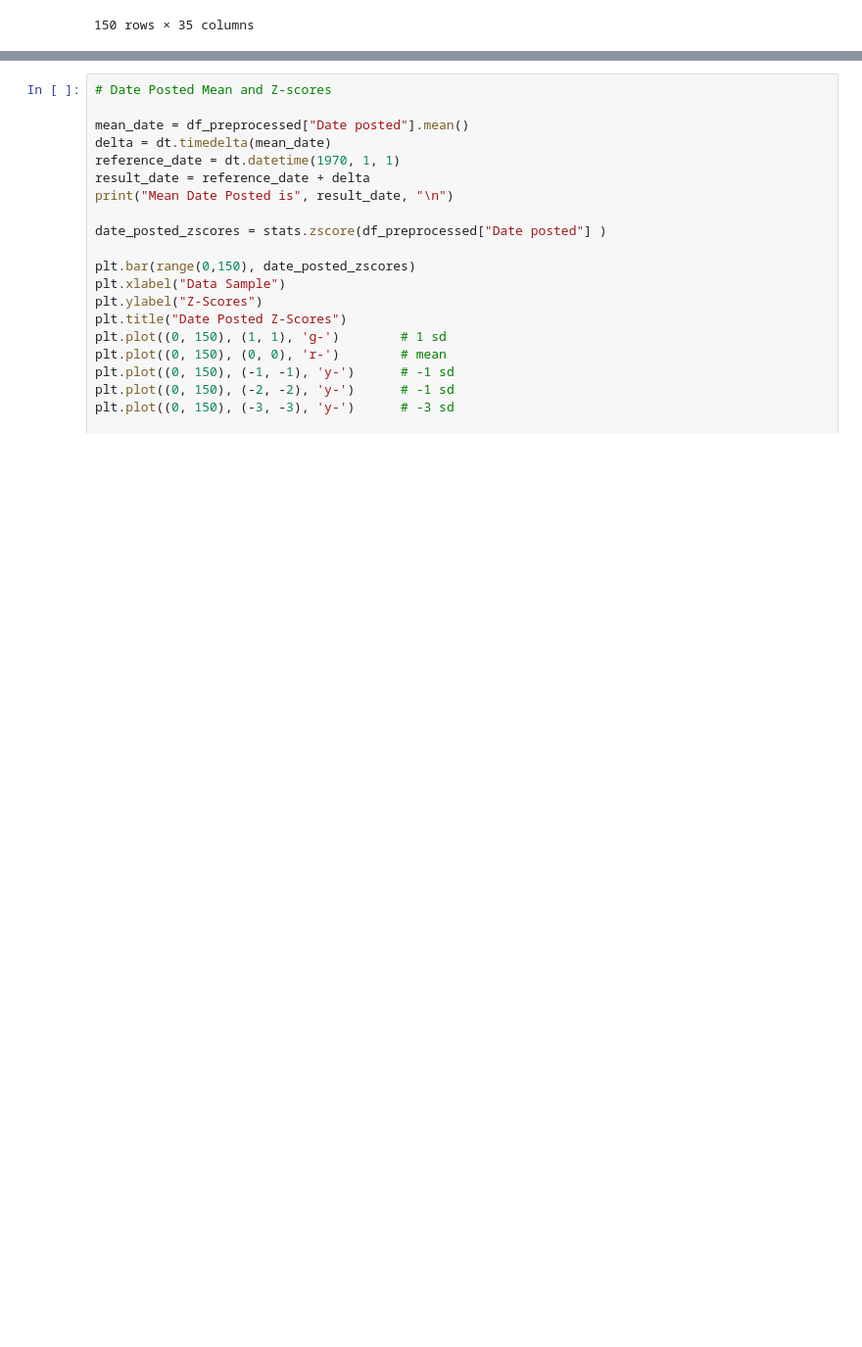
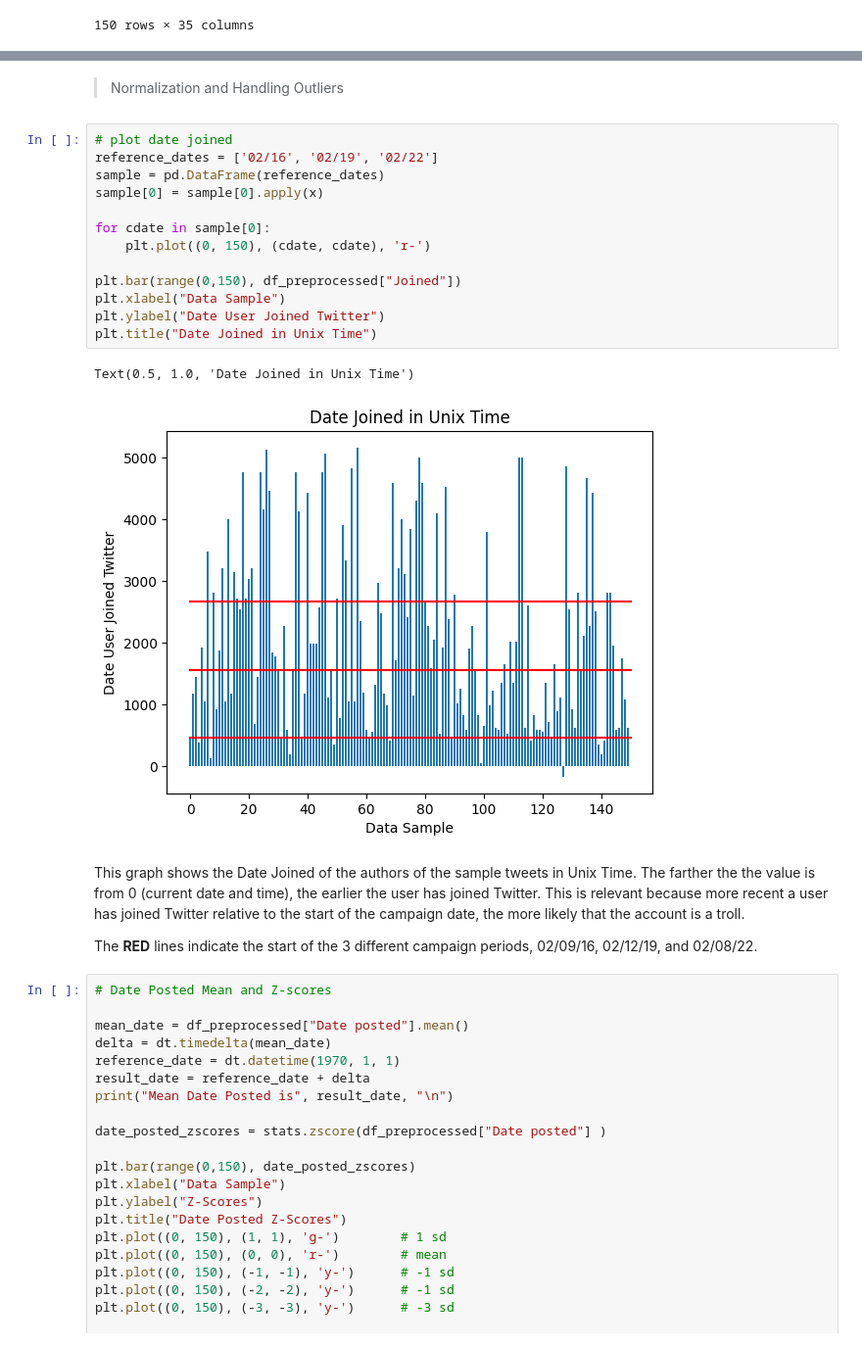
Before and after one commit to NeoGregorio/CS-132-Group-35, a Jupyter notebook: Group_35_Data_Exploration.ipynb, the cells around one changed output, grey strips where cells are left out. Shown at 98% size. Saved outputs shown, nothing was run; the diff lists cells and outputs as text; blank space fills up the shorter version.

```diff
--- a/Group_35_Data_Exploration.ipynb
+++ b/Group_35_Data_Exploration.ipynb
@@ -46,3 +147,25 @@ array(['Timestamp', 'Tweet URL', 'Keywords', 'Account handle',
+# %% [markdown]
+>Normalization and Handling Outliers
+# %%
+# plot date joined
+reference_dates = ['02/16', '02/19', '02/22']
+sample = pd.DataFrame(reference_dates)
+sample[0] = sample[0].apply(x)
+
+for cdate in sample[0]:
+    plt.plot((0, 150), (cdate, cdate), 'r-')
+
+plt.bar(range(0,150), df_preprocessed["Joined"])
+plt.xlabel("Data Sample")
+plt.ylabel("Date User Joined Twitter")
+plt.title("Date Joined in Unix Time")
+# %% [output]
+Text(0.5, 1.0, 'Date Joined in Unix Time')
+[figure, added]
+# %% [markdown]
+This graph shows the Date Joined of the authors of the sample tweets in Unix Time. The farther the the value is from 0 (current date and time), the earlier the user has joined Twitter. This is relevant because more recent a user has joined Twitter relative to the start of the campaign date, the more likely that the account is a troll.
+
+The **RED** lines indicate the start of the 3 different campaign periods, 02/09/16, 02/12/19, and 02/08/22.
 # %%
 # Date Posted Mean and Z-scores
 
```
Also changed, not shown: parts of 57 cells of this notebook.
